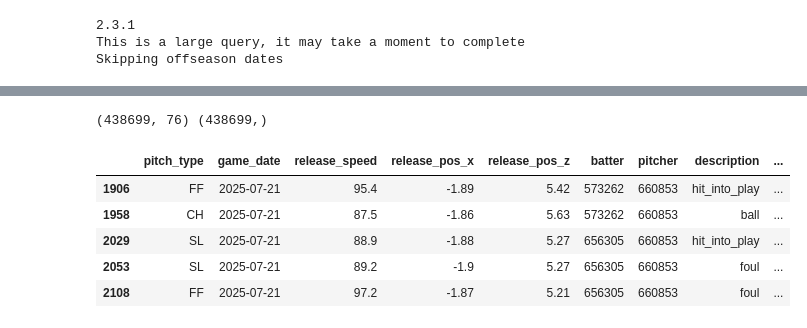
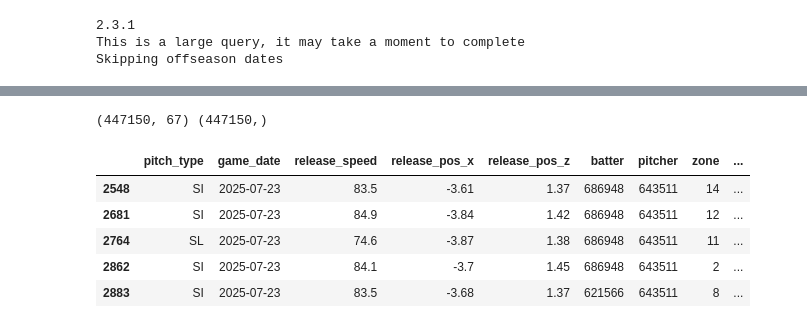
Before and after one commit to TDFelton/baseball_ML, a Jupyter notebook: testing.ipynb, the cells around one changed output, grey strips where cells are left out. Cells and saved outputs as stored; diff of their text form; code cells hidden in the pictures.

Commit message:
confused about feature selection results

```diff
--- a/testing.ipynb
+++ b/testing.ipynb
@@ -5,8 +5,12 @@ import pybaseball
 pybaseball.cache.enable()
 print(pd.__version__)
 from pybaseball import statcast
-balldata = statcast(start_dt='2025-01-01',end_dt='2025-07-22')
+balldata = statcast(start_dt='2025-01-01',end_dt='2025-07-24')
 balldata = pd.DataFrame(balldata)
+from sklearn.model_selection import train_test_split as tts
+from catboost import CatBoostClassifier
+import matplotlib.pyplot as plt
+import numpy as np
 # %% [output]
 2.3.1
 This is a large query, it may take a moment to complete
@@ -36,31 +42,32 @@ balldata.head()
 # %%
 hits = ['single','double','triple','home_run']
 lineups_y = balldata['events'].isin(hits).astype(int)
 lineups_y.describe()
 lineups_x = balldata.drop(columns=['events'])
 lineups_x = lineups_x.drop(
     columns=[col for col in lineups_x.columns if 'depreciated' in col or 'legacy' in col or 'estimated' in col]
 )
 
 # Drop specific additional columns
 cols_to_drop = [
     'type', 'player_name', 'des', 'home_team', 'game_year', 'away_team', 'game_type',
     'woba_value', 'woba_denom', 'babip_value', 'iso_value', 'launch_speed_angle',
     'post_away_score', 'post_home_score', 'post_bat_score', 'post_fld_score','bat_win_dif'
     'delta_home_win_exp', 'delta_run_exp', 'delta_pitcher_run_exp','bat_score','fld_score',
-    'home_score_diff', 'home_win_exp', 'on_3b', 'on_2b', 'on_1b','pitch_name','home_score','away_score'
+    'home_score_diff', 'home_win_exp', 'on_3b', 'on_2b', 'on_1b','pitch_name','home_score','away_score','description',
+    'hit_location','bb_type','hc_x','hc_y','hit_distance_sc','launch_speed','launch_angle','delta_home_win_exp'
 ]
 lineups_x = lineups_x.drop(columns=[col for col in cols_to_drop if col in lineups_x.columns])
 print(lineups_x.shape,lineups_y.shape)
 lineups_x.head()
 # %% [output]
-(438699, 76) (438699,)
+(447150, 67) (447150,)
-|  | pitch_type | game_date | release_speed | release_pos_x | release_pos_z | batter | pitcher | description | ... |
-| 1906 | FF | 2025-07-21 | 95.4 | -1.89 | 5.42 | 573262 | 660853 | hit_into_play | ... |
-| 1958 | CH | 2025-07-21 | 87.5 | -1.86 | 5.63 | 573262 | 660853 | ball | ... |
-| 2029 | SL | 2025-07-21 | 88.9 | -1.88 | 5.27 | 656305 | 660853 | hit_into_play | ... |
-| 2053 | SL | 2025-07-21 | 89.2 | -1.9 | 5.27 | 656305 | 660853 | foul | ... |
-| 2108 | FF | 2025-07-21 | 97.2 | -1.87 | 5.21 | 656305 | 660853 | foul | ... |
+|  | pitch_type | game_date | release_speed | release_pos_x | release_pos_z | batter | pitcher | zone | ... |
+| 2548 | SI | 2025-07-23 | 83.5 | -3.61 | 1.37 | 686948 | 643511 | 14 | ... |
+| 2681 | SI | 2025-07-23 | 84.9 | -3.84 | 1.42 | 686948 | 643511 | 12 | ... |
+| 2764 | SL | 2025-07-23 | 74.6 | -3.87 | 1.38 | 686948 | 643511 | 11 | ... |
+| 2862 | SI | 2025-07-23 | 84.1 | -3.7 | 1.45 | 686948 | 643511 | 2 | ... |
+| 2883 | SI | 2025-07-23 | 83.5 | -3.68 | 1.37 | 621566 | 643511 | 8 | ... |
 # %%
 lineups_x['game_year'] = pd.to_datetime(lineups_x['game_date']).dt.year
 lineups_x['game_month'] = pd.to_datetime(lineups_x['game_date']).dt.month
```
Also changed, not shown: parts of 5 cells of this notebook, 4 other files.
